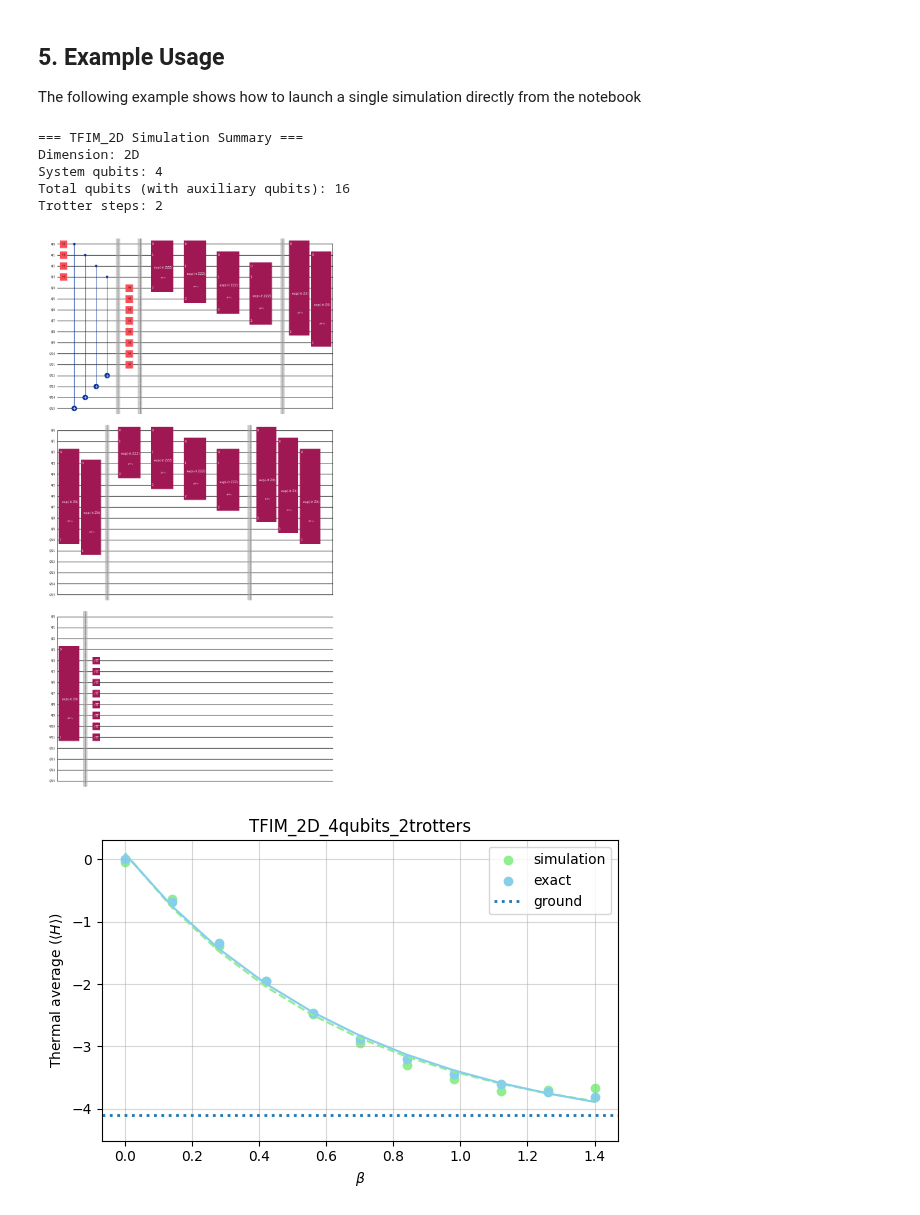
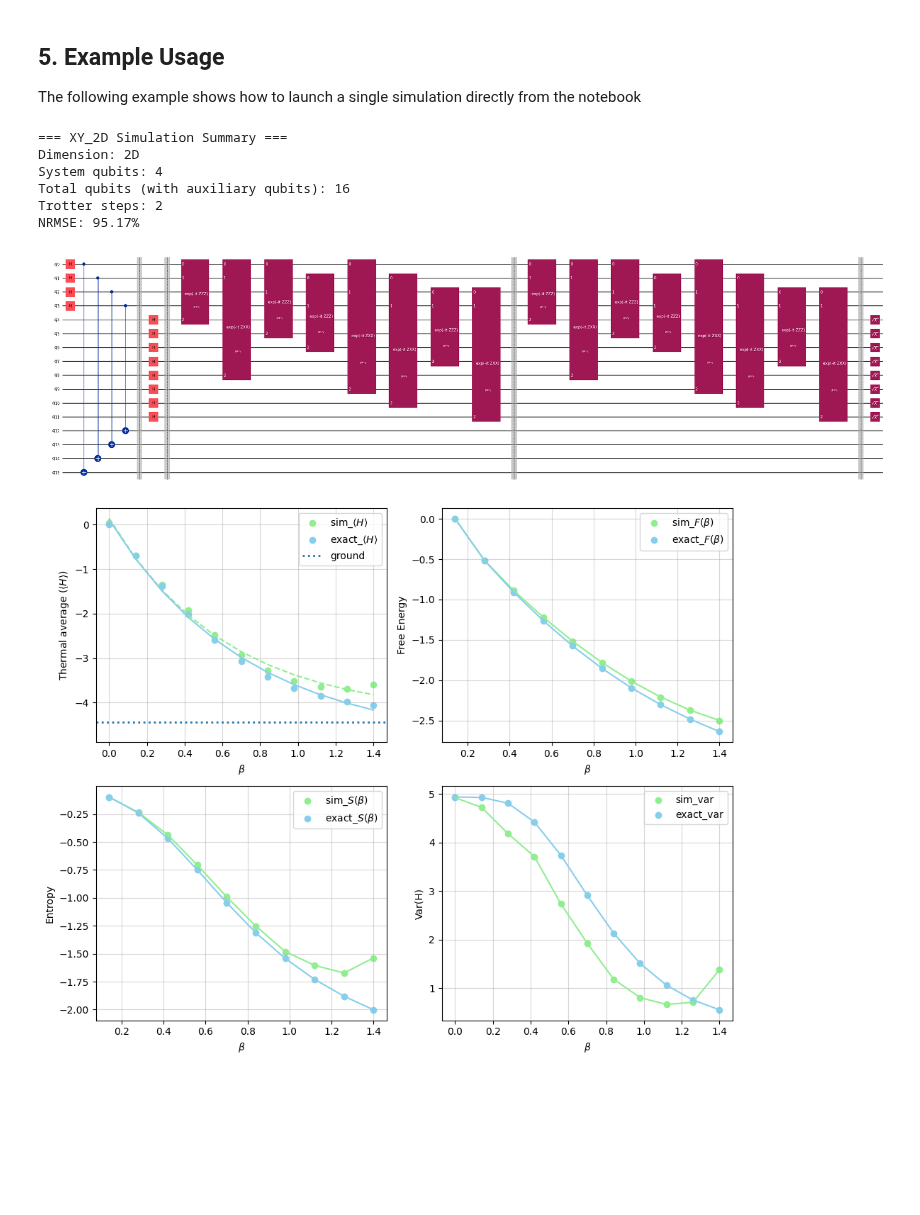
Before and after one commit to danielecuomo/GaugeModelSimulation, a Jupyter notebook: TFIM_XY_generalized.ipynb, the cells around one changed output. Drawn from its saved outputs; the diff is of its cells as text; code cells hidden in the pictures; blank space fills up the shorter version.

```diff
--- a/TFIM_XY_generalized.ipynb
+++ b/TFIM_XY_generalized.ipynb
@@ -489,19 +627,20 @@ from the notebook
 # %%
 if __name__ == "__main__":
     """
     model: "tfim" or "xy"
 
     dimension: 1 for ID chain or 2 for 2D square lattice
 
     trotter_steps: recommended = 2 trotter_steps
     """
 
-    output = run_model_experiment(model="tfim", dimension=2, num_qubits=4, trotter_steps=2)
+    output = run_model_experiment(model="xy", lattice_size=[2,2], trotter_steps=2)
 # %% [output]
-=== TFIM_2D Simulation Summary ===
+=== XY_2D Simulation Summary ===
 Dimension: 2D
 System qubits: 4
 Total qubits (with auxiliary qubits): 16
 Trotter steps: 2
+NRMSE: 95.17%
-[figure, old version]
+[figure, new version]
-[figure, old version]
+[figure, new version]
```
Also changed, not shown: parts of 5 cells of this notebook.
